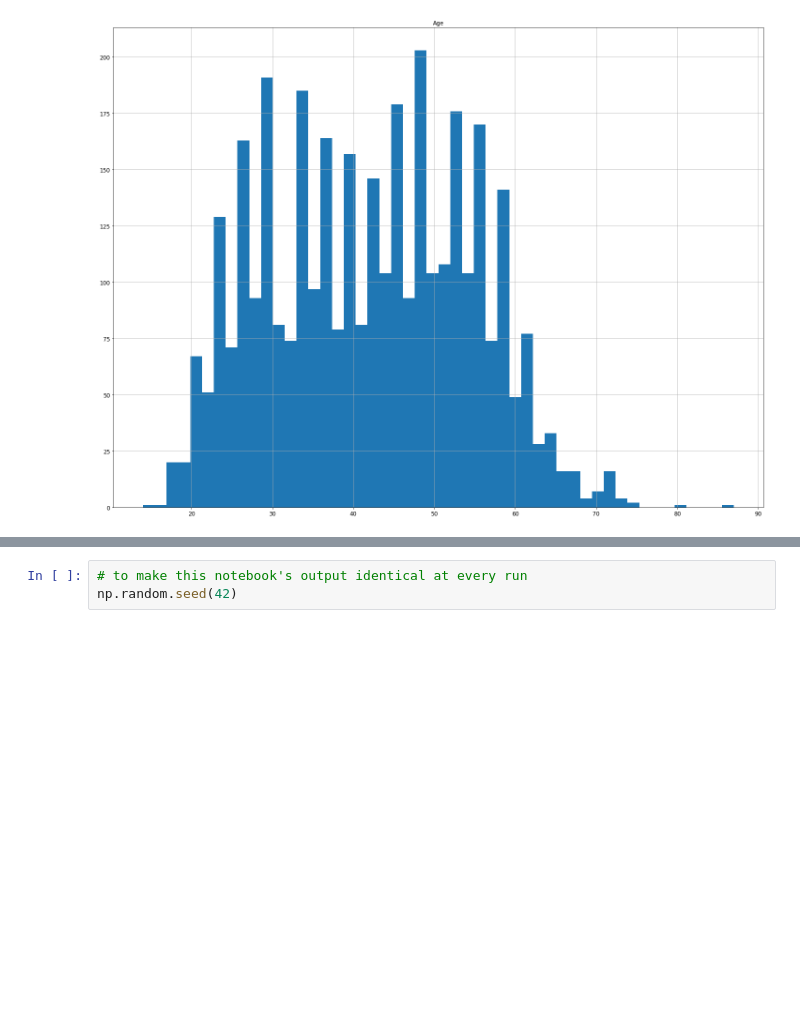
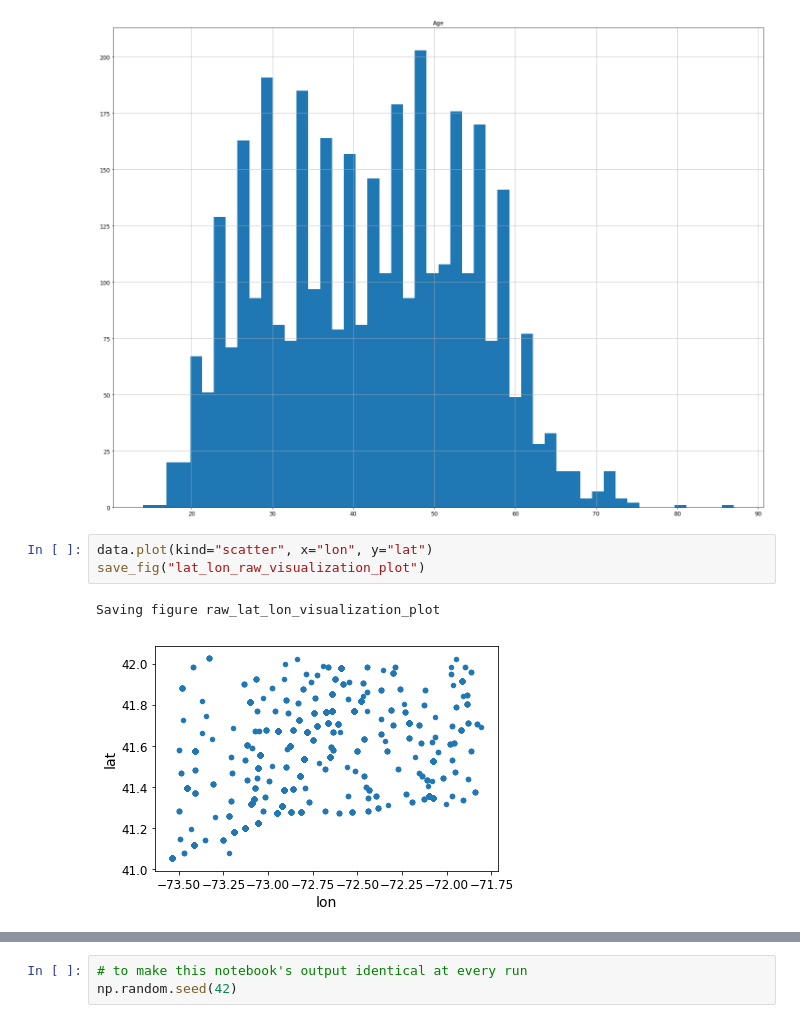
Before and after one commit to thilankam/opioid-data-ml, a Jupyter notebook: final_project.ipynb, the cells around one changed output, grey strips where cells are left out. Cells and saved outputs as stored; diff of their text form; blank space fills up the shorter version.

Commit message:
Moved the plots to the visualization section

```diff
--- a/final_project.ipynb
+++ b/final_project.ipynb
@@ -136,3 +204,9 @@ plt.show()
 # %% [output]
 Saving figure age_histogram_plot
 [figure]
+# %%
+data.plot(kind="scatter", x="lon", y="lat")
+save_fig("lat_lon_raw_visualization_plot")
+# %% [output]
+Saving figure raw_lat_lon_visualization_plot
+[figure, added]
```
Also changed, not shown: parts of 26 cells of this notebook.
